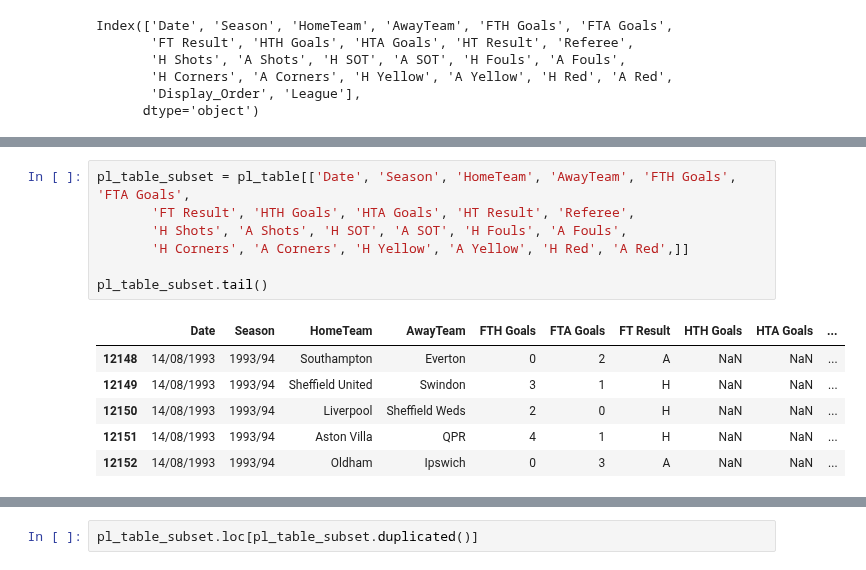
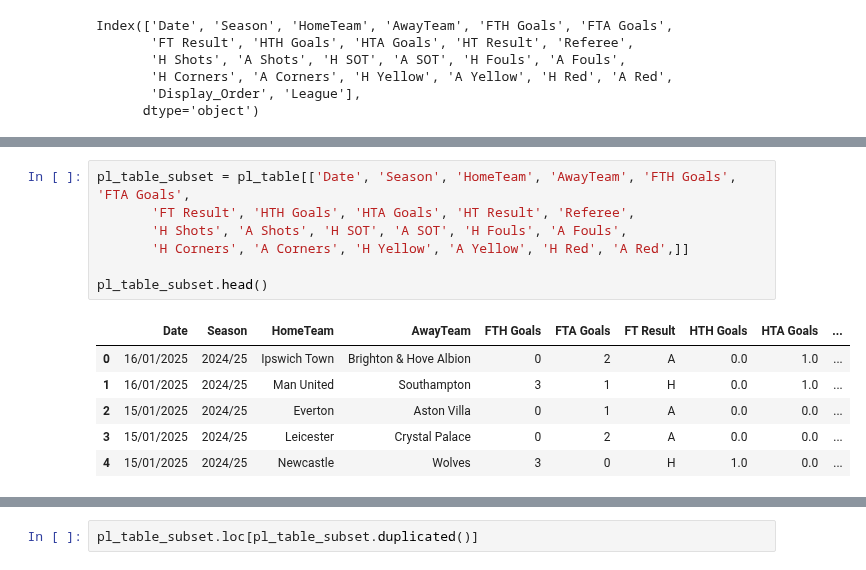
Before and after one commit to RaulBSanchez/PremierLeagueData, a Jupyter notebook: notebook49901bb43c.ipynb, the cells around one changed output, grey strips where cells are left out. Cells and saved outputs as stored; diff of their text form.

```diff
--- a/notebook49901bb43c.ipynb
+++ b/notebook49901bb43c.ipynb
@@ -137,17 +137,17 @@ dtype: int64
 # %%
 pl_table_subset = pl_table[['Date', 'Season', 'HomeTeam', 'AwayTeam', 'FTH Goals', 'FTA Goals',
        'FT Result', 'HTH Goals', 'HTA Goals', 'HT Result', 'Referee',
        'H Shots', 'A Shots', 'H SOT', 'A SOT', 'H Fouls', 'A Fouls',
        'H Corners', 'A Corners', 'H Yellow', 'A Yellow', 'H Red', 'A Red',]]
 
-pl_table_subset.tail()
+pl_table_subset.head()
 # %% [output]
 |  | Date | Season | HomeTeam | AwayTeam | FTH Goals | FTA Goals | FT Result | HTH Goals | HTA Goals | ... |
-| 12148 | 14/08/1993 | 1993/94 | Southampton | Everton | 0 | 2 | A | NaN | NaN | ... |
-| 12149 | 14/08/1993 | 1993/94 | Sheffield United | Swindon | 3 | 1 | H | NaN | NaN | ... |
-| 12150 | 14/08/1993 | 1993/94 | Liverpool | Sheffield Weds | 2 | 0 | H | NaN | NaN | ... |
-| 12151 | 14/08/1993 | 1993/94 | Aston Villa | QPR | 4 | 1 | H | NaN | NaN | ... |
-| 12152 | 14/08/1993 | 1993/94 | Oldham | Ipswich | 0 | 3 | A | NaN | NaN | ... |
+| 0 | 16/01/2025 | 2024/25 | Ipswich Town | Brighton & Hove Albion | 0 | 2 | A | 0.0 | 1.0 | ... |
+| 1 | 16/01/2025 | 2024/25 | Man United | Southampton | 3 | 1 | H | 0.0 | 1.0 | ... |
+| 2 | 15/01/2025 | 2024/25 | Everton | Aston Villa | 0 | 1 | A | 0.0 | 0.0 | ... |
+| 3 | 15/01/2025 | 2024/25 | Leicester | Crystal Palace | 0 | 2 | A | 0.0 | 0.0 | ... |
+| 4 | 15/01/2025 | 2024/25 | Newcastle | Wolves | 3 | 0 | H | 1.0 | 0.0 | ... |
 # %%
 #pl_table_subset.loc[:, 'Date']= pd.to_datetime(pl_table_subset['Date'], format='%d/%m/%Y')
 #pl_table_subset['Date'] = pd.to_datetime(pl_table_subset['Date'])
```
Also changed, not shown: parts of 16 cells of this notebook.
